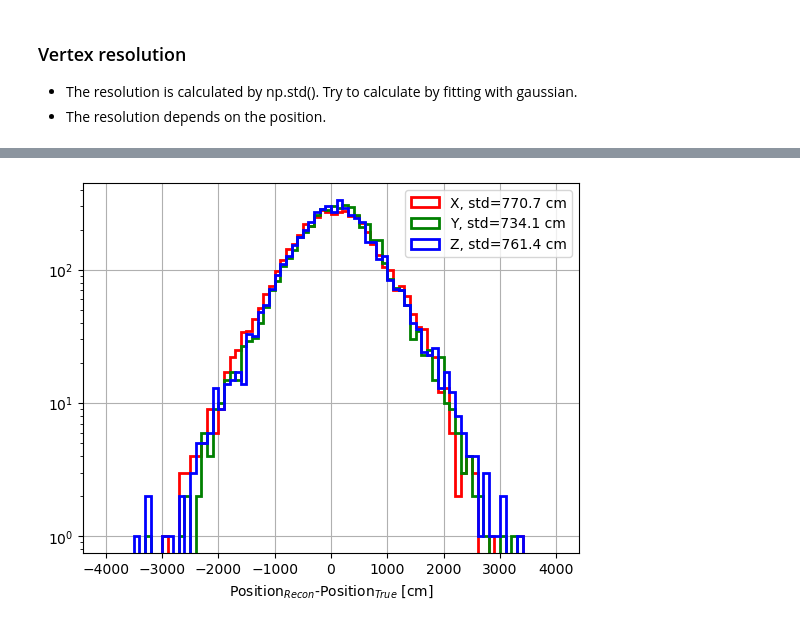
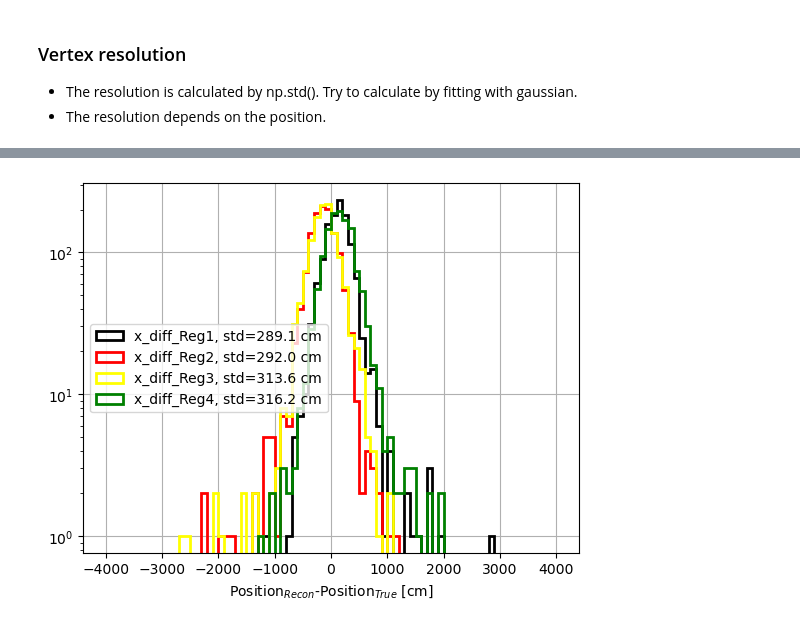
Before and after one commit to AbdisalamJama/CNNs-HK-2024KCLProject, a Jupyter notebook: recon_check.ipynb, the cells around one changed output, grey strips where cells are left out. Drawn from its saved outputs; the diff is of its cells as text; code cells hidden in the pictures.

```diff
--- a/recon_check.ipynb
+++ b/recon_check.ipynb
@@ -348,13 +579,19 @@ plt.show()
 # %%
+distance = recons_scaled[:,1:]-targets_scaled[:,1:]
+x = distance[:,0]
+x_region1 = x[mask1]
+x_region2 = x[mask2]
+x_region3 = x[mask3]
+x_region4 = x[mask4]
 
-distance = recons_scaled[:,1:]-targets_scaled[:,1:]
-plt.hist(distance[:,0], bins=80, range=[-4000,4000], label='X, std={:.1f} cm'.format(distance.std(axis=0)[0]), color='red', histtype='step', lw=2)
-plt.hist(distance[:,1], bins=80, range=[-4000,4000], label='Y, std={:.1f} cm'.format(distance.std(axis=0)[1]), color='green', histtype='step', lw=2)
-plt.hist(distance[:,2], bins=80, range=[-4000,4000], label='Z, std={:.1f} cm'.format(distance.std(axis=0)[2]), color='blue', histtype='step', lw=2)
+
+plt.hist(x_region1, bins=80, range=[-4000,4000], label='x_diff_Reg1, std={:.1f} cm'.format(x_region1.std(axis=0)), color='black', histtype='step', lw=2)
+plt.hist(x_region2, bins=80, range=[-4000,4000], label='x_diff_Reg2, std={:.1f} cm'.format(x_region2.std(axis=0)), color='red', histtype='step', lw=2)
+plt.hist(x_region3, bins=80, range=[-4000,4000], label='x_diff_Reg3, std={:.1f} cm'.format(x_region3.std(axis=0)), color='yellow', histtype='step', lw=2)
+plt.hist(x_region4, bins=80, range=[-4000,4000], label='x_diff_Reg4, std={:.1f} cm'.format(x_region4.std(axis=0)), color='green', histtype='step', lw=2)
 plt.yscale('log')
 plt.xlabel(r'Position$_{Recon}$-Position$_{True}$ [cm]')
 plt.legend()
 plt.grid()
-plt.show()
 # %% [output]
-[figure, old version]
+[figure, new version]
```
Also changed, not shown: parts of 39 cells of this notebook, 1 other file.
